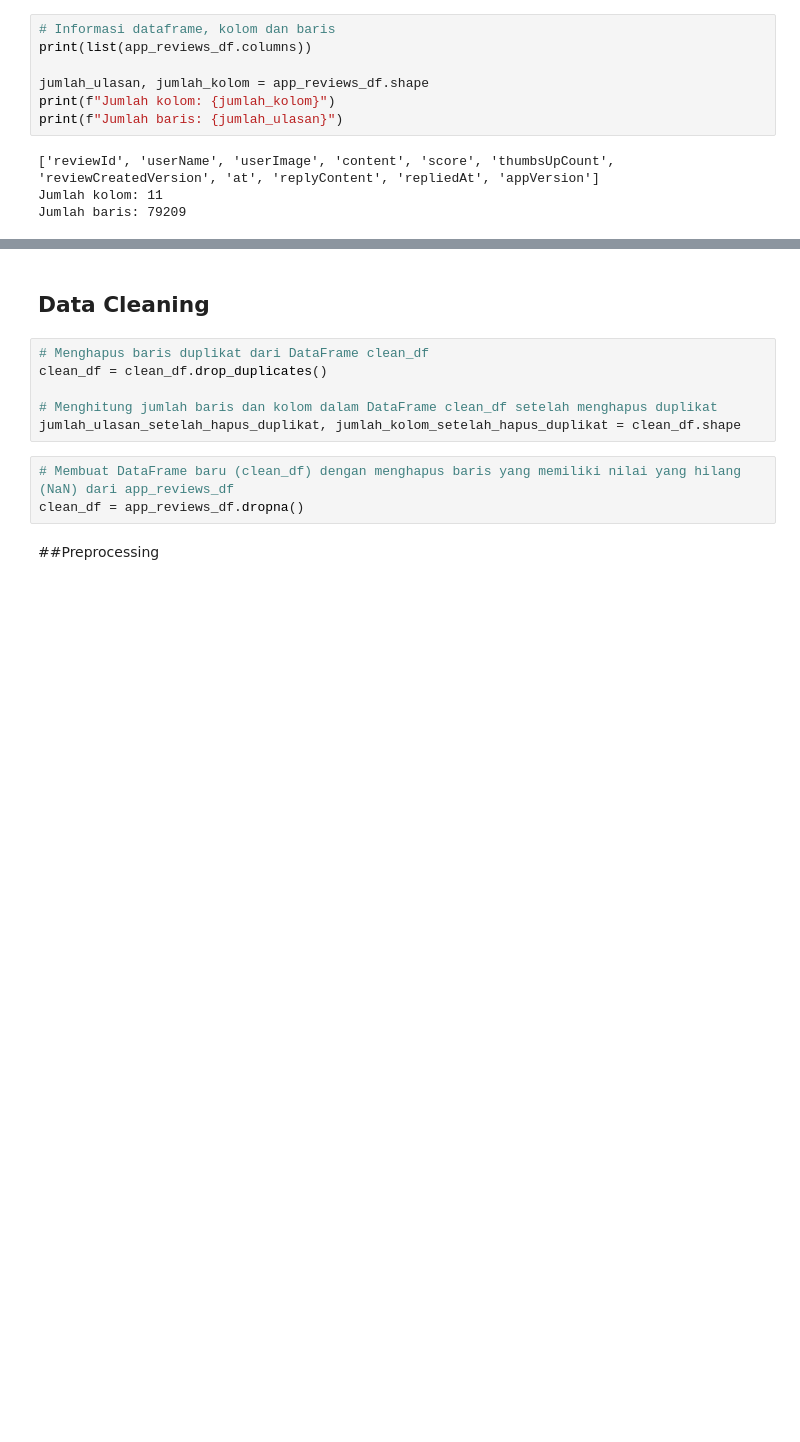
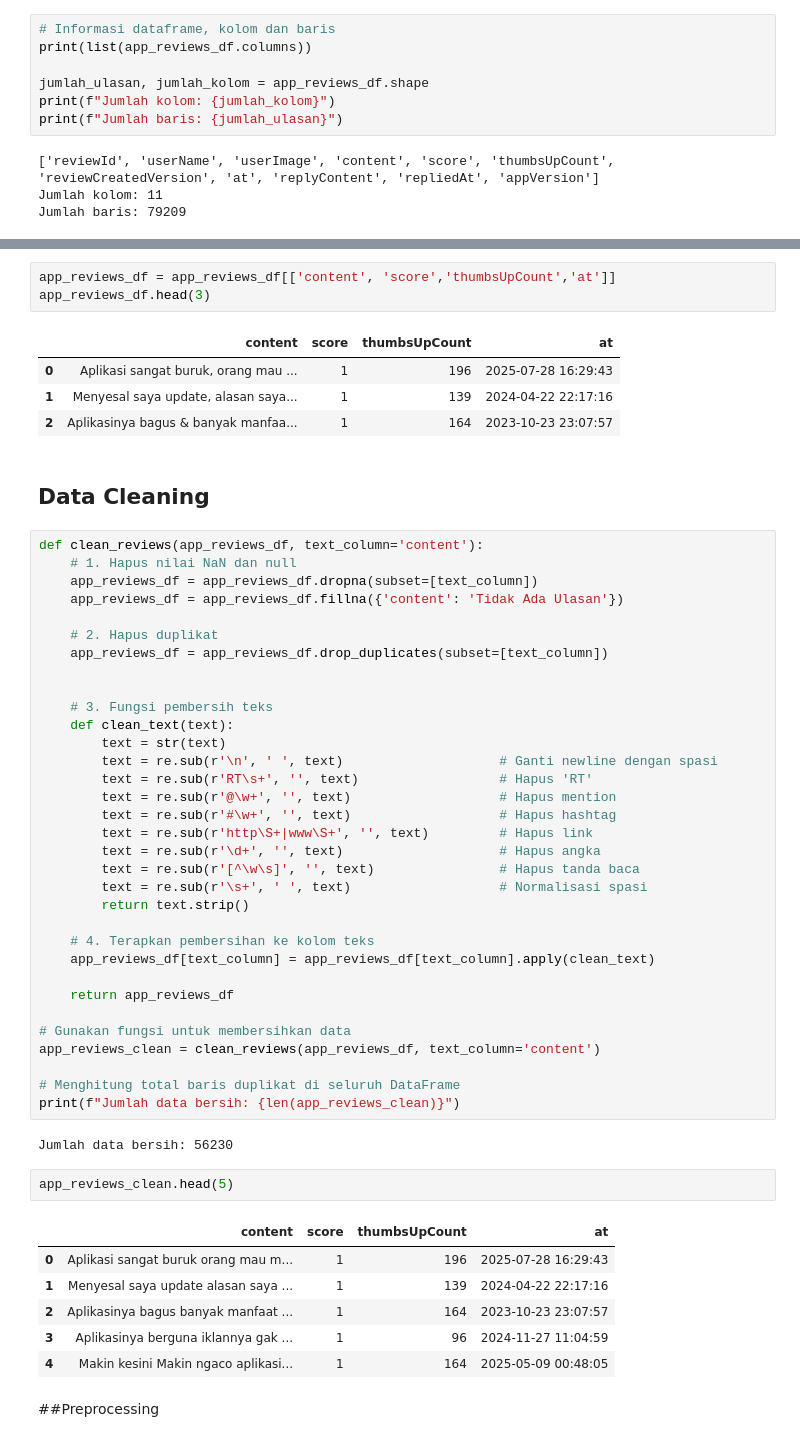
Before and after one commit to hazhyni/05-umma-sentiment-analysis, a Jupyter notebook: Umma_Prayer_App_Sentiment_Analysis.ipynb, the cells around one changed output, grey strips where cells are left out. Cells and saved outputs as stored; diff of their text form; blank space fills up the shorter version.

Commit message:
Data Cleaning

```diff
--- a/Umma_Prayer_App_Sentiment_Analysis.ipynb
+++ b/Umma_Prayer_App_Sentiment_Analysis.ipynb
@@ -120,14 +149,57 @@ memory usage: 6.6+ MB
+# %%
+app_reviews_df = app_reviews_df[['content', 'score','thumbsUpCount','at']]
+app_reviews_df.head(3)
+# %% [output]
+|  | content | score | thumbsUpCount | at |
+| 0 | Aplikasi sangat buruk, orang mau ... | 1 | 196 | 2025-07-28 16:29:43 |
+| 1 | Menyesal saya update, alasan saya... | 1 | 139 | 2024-04-22 22:17:16 |
+| 2 | Aplikasinya bagus & banyak manfaa... | 1 | 164 | 2023-10-23 23:07:57 |
 # %% [markdown]
 ## Data Cleaning
-# %%
-# Menghapus baris duplikat dari DataFrame clean_df
-clean_df = clean_df.drop_duplicates()
-
-# Menghitung jumlah baris dan kolom dalam DataFrame clean_df setelah menghapus duplikat
-jumlah_ulasan_setelah_hapus_duplikat, jumlah_kolom_setelah_hapus_duplikat = clean_df.shape
-# %%
-# Membuat DataFrame baru (clean_df) dengan menghapus baris yang memiliki nilai yang hilang (NaN) dari app_reviews_df
-clean_df = app_reviews_df.dropna()
+# %%
+def clean_reviews(app_reviews_df, text_column='content'):
+    # 1. Hapus nilai NaN dan null
+    app_reviews_df = app_reviews_df.dropna(subset=[text_column])
+    app_reviews_df = app_reviews_df.fillna({'content': 'Tidak Ada Ulasan'})
+
+    # 2. Hapus duplikat
+    app_reviews_df = app_reviews_df.drop_duplicates(subset=[text_column])
+
+
+    # 3. Fungsi pembersih teks
+    def clean_text(text):
+        text = str(text)
+        text = re.sub(r'\n', ' ', text)                    # Ganti newline dengan spasi
+        text = re.sub(r'RT\s+', '', text)                  # Hapus 'RT'
+        text = re.sub(r'@\w+', '', text)                   # Hapus mention
+        text = re.sub(r'#\w+', '', text)                   # Hapus hashtag
+        text = re.sub(r'http\S+|www\S+', '', text)         # Hapus link
+        text = re.sub(r'\d+', '', text)                    # Hapus angka
+        text = re.sub(r'[^\w\s]', '', text)                # Hapus tanda baca
+        text = re.sub(r'\s+', ' ', text)                   # Normalisasi spasi
+        return text.strip()
+
+    # 4. Terapkan pembersihan ke kolom teks
+    app_reviews_df[text_column] = app_reviews_df[text_column].apply(clean_text)
+
+    return app_reviews_df
+
+# Gunakan fungsi untuk membersihkan data
+app_reviews_clean = clean_reviews(app_reviews_df, text_column='content')
+
+# Menghitung total baris duplikat di seluruh DataFrame
+print(f"Jumlah data bersih: {len(app_reviews_clean)}")
+# %% [output]
+Jumlah data bersih: 56230
+# %%
+app_reviews_clean.head(5)
+# %% [output]
+|  | content | score | thumbsUpCount | at |
+| 0 | Aplikasi sangat buruk orang mau m... | 1 | 196 | 2025-07-28 16:29:43 |
+| 1 | Menyesal saya update alasan saya ... | 1 | 139 | 2024-04-22 22:17:16 |
+| 2 | Aplikasinya bagus banyak manfaat ... | 1 | 164 | 2023-10-23 23:07:57 |
+| 3 | Aplikasinya berguna iklannya gak ... | 1 | 96 | 2024-11-27 11:04:59 |
+| 4 | Makin kesini Makin ngaco aplikasi... | 1 | 164 | 2025-05-09 00:48:05 |
 # %% [markdown]
 ##Preprocessing
 # %% [markdown]
```
Also changed, not shown: parts of 4 cells of this notebook.
